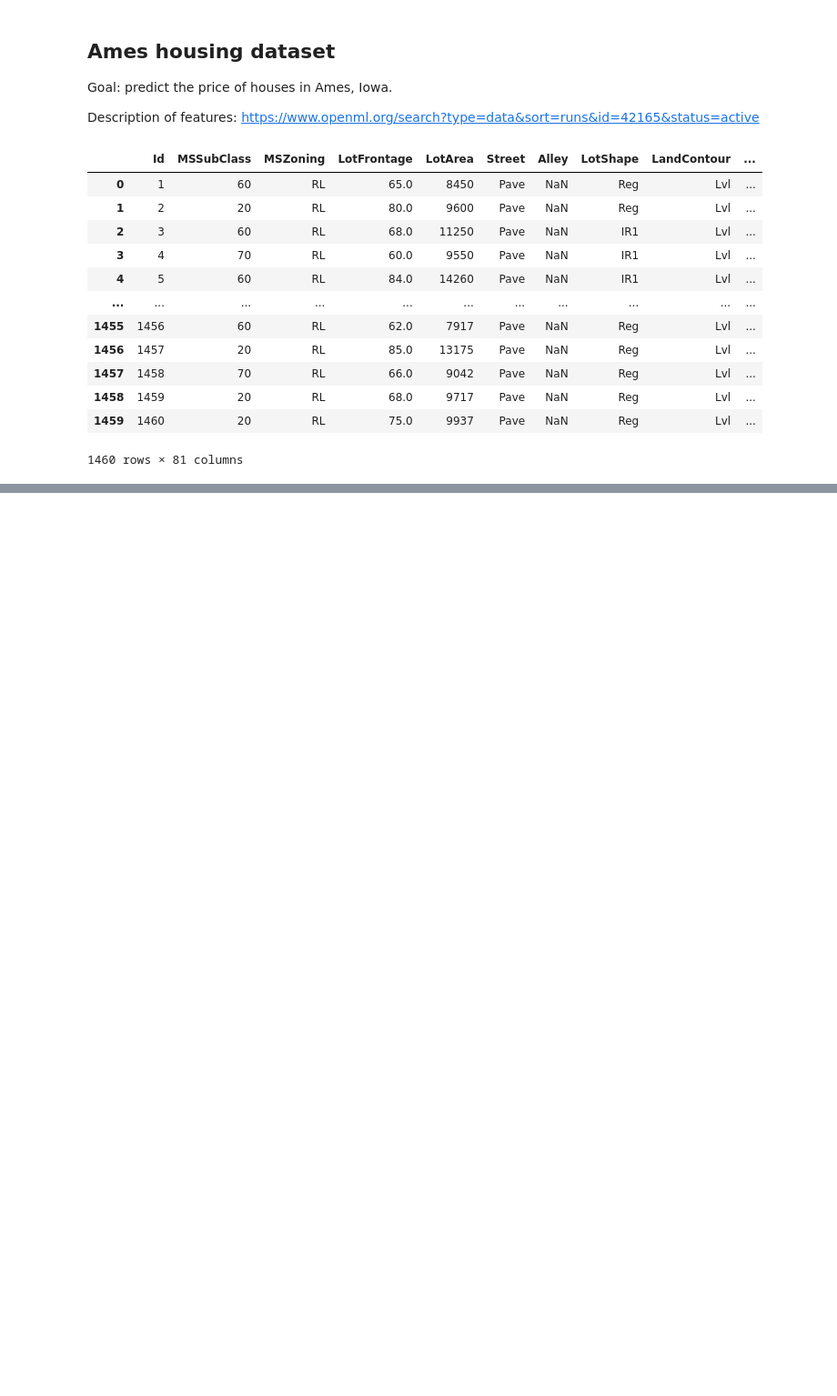
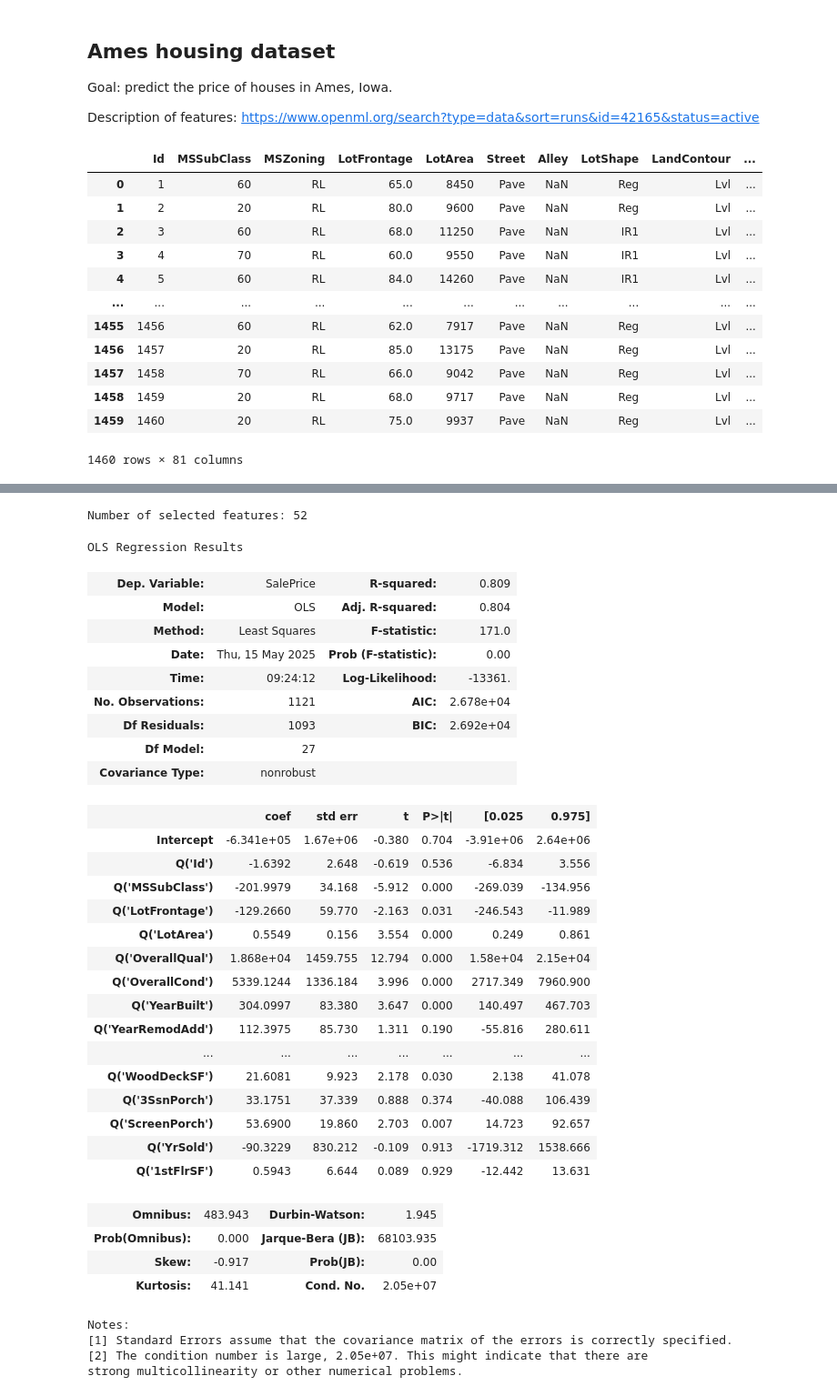
Before and after one commit to stanford-mse-125-2025/mse-125-2025-public, a Jupyter notebook: demos/multiple_linear_regression.ipynb, the cells around one changed output, grey strips where cells are left out. Shown at 91% size. Saved outputs shown, nothing was run; the diff lists cells and outputs as text; code cells hidden in the pictures; blank space fills up the shorter version.

Commit message:
Updated multiple regression demo

```diff
--- a/demos/multiple_linear_regression.ipynb
+++ b/demos/multiple_linear_regression.ipynb
@@ -140,0 +168,7 @@ data
+# %%
+# Model with categorical variables
+
+data["GarageFinish"] = data["GarageFinish"].fillna("Abs")
+
+model_with_cat = ols("SalePrice ~ Q('1stFlrSF') + GarageFinish", data=data).fit()
+model_with_cat.summary()
@@ -140,0 +233,68 @@ data
+# %%
+# Use lasso to select features
+
+from sklearn.linear_model import Lasso
+
+model = Lasso(alpha=500)
+X = data.drop(columns=["SalePrice"])
+y = data["SalePrice"]
+
+from sklearn.preprocessing import StandardScaler, OneHotEncoder
+from sklearn.impute import SimpleImputer
+from sklearn.pipeline import make_pipeline
+from sklearn.compose import make_column_transformer, make_column_selector
+
+preprocessor = make_column_transformer(
+    (make_pipeline(SimpleImputer(strategy="mean"), StandardScaler()), make_column_selector(dtype_include=["int64", "float64"])),
+    (OneHotEncoder(handle_unknown="ignore", sparse_output=False), make_column_selector(dtype_include=["object"])),
+    remainder="passthrough",
+    verbose_feature_names_out=False,
+).set_output(transform="pandas")
+X = preprocessor.fit_transform(X)
+
+model.fit(X, y)
+
+# Print the selected features
+selected_features = X.columns[model.coef_ != 0]
+print("Number of selected features:", len(selected_features))
+# %% [output]
+Number of selected features: 52
+# %%
+# Model fit on lasso features
+lasso_model = ols("SalePrice ~ " + " + ".join([f"Q('{f}')" for f in selected_features if "_" not in f]) + " + Q('1stFlrSF')", data=data).fit()
+lasso_model.summary()
+# %% [output]
+OLS Regression Results
+| Dep. Variable: | SalePrice | R-squared: | 0.809 |
+| Model: | OLS | Adj. R-squared: | 0.804 |
+| Method: | Least Squares | F-statistic: | 171.0 |
+| Date: | Thu, 15 May 2025 | Prob (F-statistic): | 0.00 |
+| Time: | 09:24:12 | Log-Likelihood: | -13361. |
+| No. Observations: | 1121 | AIC: | 2.678e+04 |
+| Df Residuals: | 1093 | BIC: | 2.692e+04 |
+| Df Model: | 27 |  |  |
+| Covariance Type: | nonrobust |  |  |
+|  | coef | std err | t | P>|t| | [0.025 | 0.975] |
+| Intercept | -6.341e+05 | 1.67e+06 | -0.380 | 0.704 | -3.91e+06 | 2.64e+06 |
+| Q('Id') | -1.6392 | 2.648 | -0.619 | 0.536 | -6.834 | 3.556 |
+| Q('MSSubClass') | -201.9979 | 34.168 | -5.912 | 0.000 | -269.039 | -134.956 |
+| Q('LotFrontage') | -129.2660 | 59.770 | -2.163 | 0.031 | -246.543 | -11.989 |
+| Q('LotArea') | 0.5549 | 0.156 | 3.554 | 0.000 | 0.249 | 0.861 |
+| Q('OverallQual') | 1.868e+04 | 1459.755 | 12.794 | 0.000 | 1.58e+04 | 2.15e+04 |
+| Q('OverallCond') | 5339.1244 | 1336.184 | 3.996 | 0.000 | 2717.349 | 7960.900 |
+| Q('YearBuilt') | 304.0997 | 83.380 | 3.647 | 0.000 | 140.497 | 467.703 |
+| Q('YearRemodAdd') | 112.3975 | 85.730 | 1.311 | 0.190 | -55.816 | 280.611 |
+| ... | ... | ... | ... | ... | ... | ... |
+| Q('WoodDeckSF') | 21.6081 | 9.923 | 2.178 | 0.030 | 2.138 | 41.078 |
+| Q('3SsnPorch') | 33.1751 | 37.339 | 0.888 | 0.374 | -40.088 | 106.439 |
+| Q('ScreenPorch') | 53.6900 | 19.860 | 2.703 | 0.007 | 14.723 | 92.657 |
+| Q('YrSold') | -90.3229 | 830.212 | -0.109 | 0.913 | -1719.312 | 1538.666 |
+| Q('1stFlrSF') | 0.5943 | 6.644 | 0.089 | 0.929 | -12.442 | 13.631 |
+| Omnibus: | 483.943 | Durbin-Watson: | 1.945 |
+| Prob(Omnibus): | 0.000 | Jarque-Bera (JB): | 68103.935 |
+| Skew: | -0.917 | Prob(JB): | 0.00 |
+| Kurtosis: | 41.141 | Cond. No. | 2.05e+07 |
+Notes:
+[1] Standard Errors assume that the covariance matrix of the errors is correctly specified.
+[2] The condition number is large, 2.05e+07. This might indicate that there are
+strong multicollinearity or other numerical problems.
```
Also changed, not shown: parts of 3 cells of this notebook.
